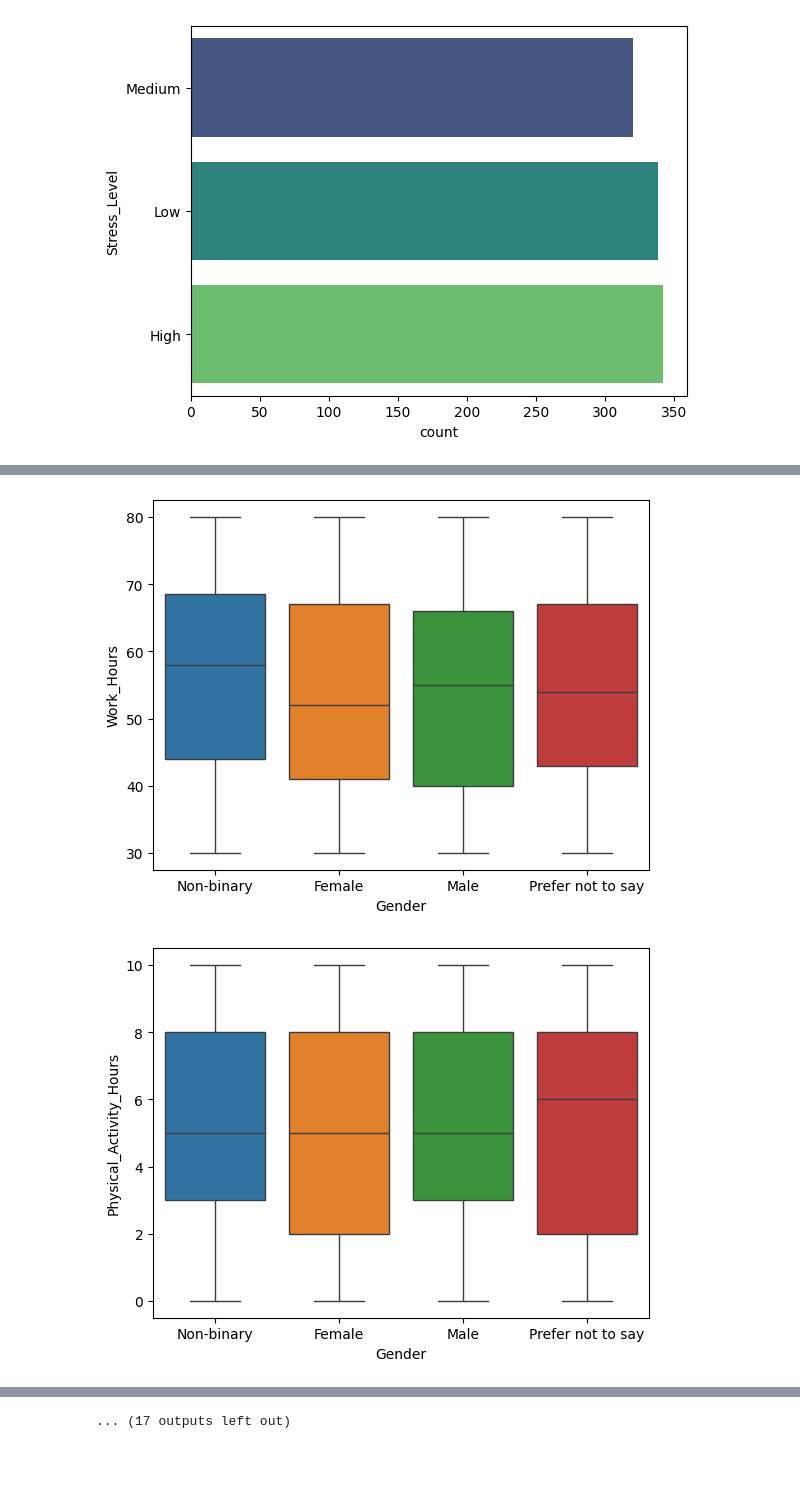
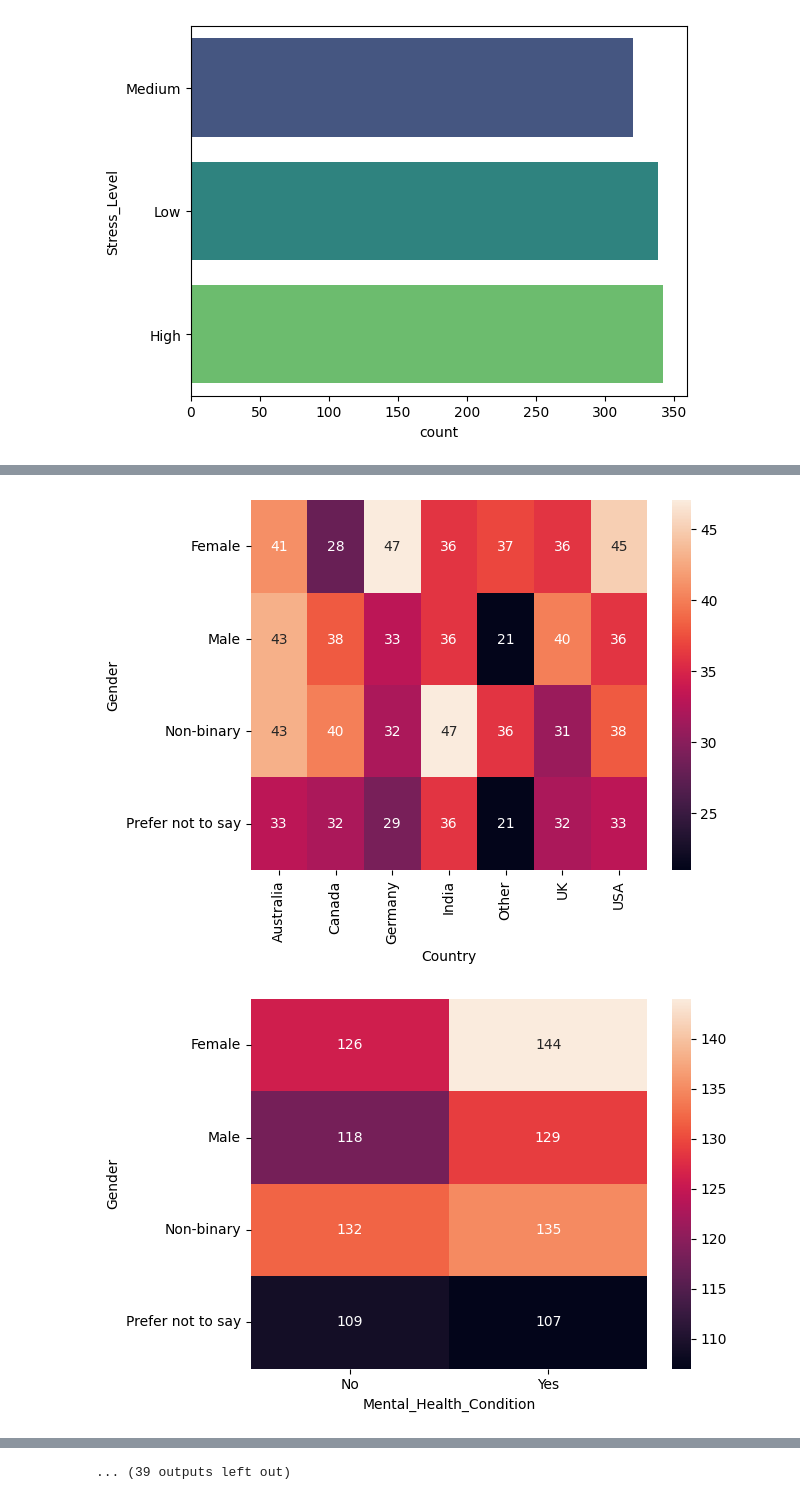
Before and after one commit to Altaryu/BUS0007_TermProject, a Jupyter notebook: BUS0007_TermProjectDescriptiveStatistics_EGarl.ipynb, the cells around one changed output, grey strips where cells are left out. Drawn from its saved outputs; the diff is of its cells as text; code cells hidden in the pictures; blank space fills up the shorter version.

Commit message:
Added heatmaps to determine correlation between categorical variables

```diff
--- a/BUS0007_TermProjectDescriptiveStatistics_EGarl.ipynb
+++ b/BUS0007_TermProjectDescriptiveStatistics_EGarl.ipynb
@@ -106,19 +102,26 @@ Name: Stress_Level, dtype: int64
 [figure]
 [figure]
 # %%
-#sns.scatterplot(df, x="Work_Hours", y="Sleep_Hours", hue="Stress_Level", style="Stress_Level")
-#plt.show()
+#Correlations between Numeric variables
+corr_matrix=df.corr(numeric_only=True).round(2)
+sns.heatmap(data=corr_matrix, annot=True)
+plt.show()
 
+
+#Correlations between Categoric variables
+for i in range(categoric.shape[1]):
+    for j in range(categoric.shape[1]):
+        if(i!=j and i<j):
+            contingency_table=pd.crosstab(df[categoric.columns[i]], df[categoric.columns[j]])
+            sns.heatmap(contingency_table, annot=True, fmt='d', cbar=True)
+        plt.show()
+
+#Correlations between Categoric and Numeric variables
 for i in categoric:
     for j in numeric:
         #sns.violinplot(hue=i, y=j, data=df)
         sns.boxplot(x=i, hue=i, y=j, data=df)
         plt.show()
-
-
-
-
-
 
 
 
@@ -152,2 +155,2 @@ df_imputed.to_csv('preprocessed_mental_health_dataset,csv', index=False)
-[figure, old version]
+[figure, new version]
-[figure, old version]
+[figure, new version]
@@ -162 +165 @@ df_imputed.to_csv('preprocessed_mental_health_dataset,csv', index=False)
-... (17 outputs left out)
+... (39 outputs left out)
```
Also changed, not shown: parts of 2 cells of this notebook.
